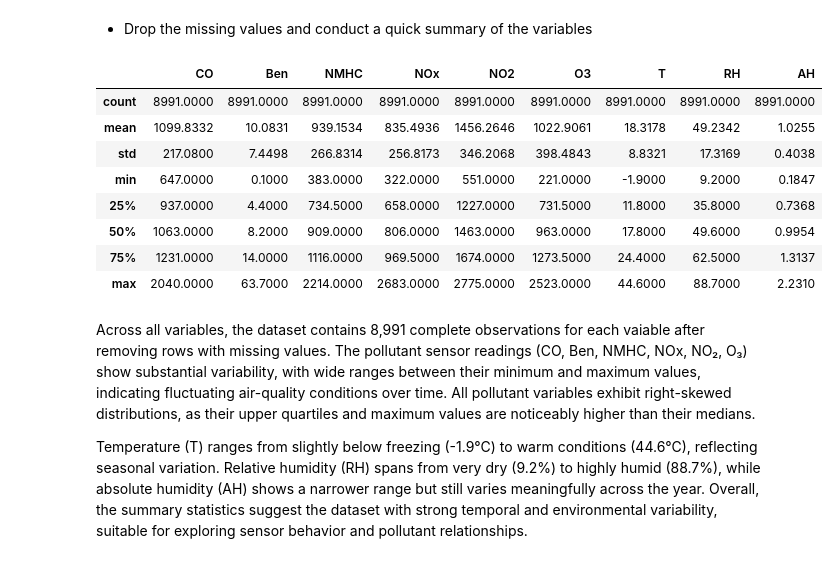
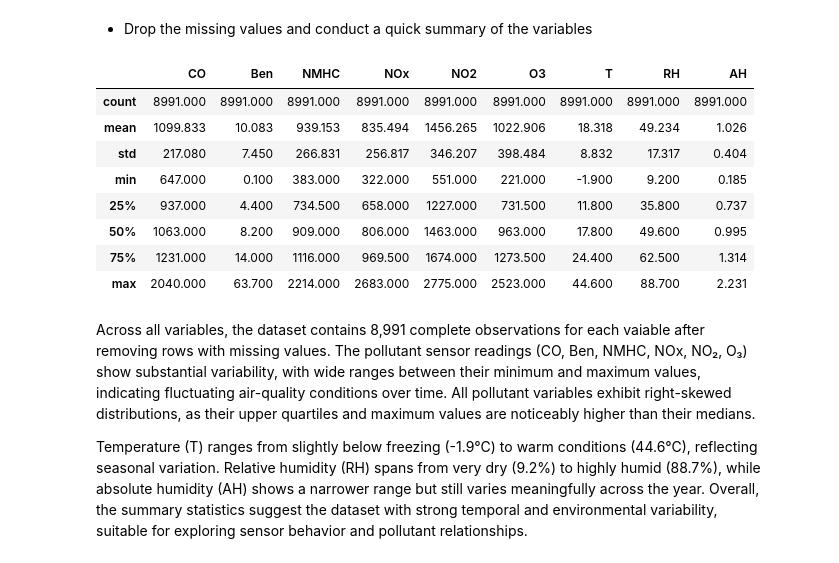
Before and after one commit to bingxiaochen/ST-554-Project1, a Jupyter notebook: Task2/Project1_Task2_Hui.ipynb, the cells around one changed output. Drawn from its saved outputs; the diff is of its cells as text; code cells hidden in the pictures.

```diff
--- a/Task2/Project1_Task2_Hui.ipynb
+++ b/Task2/Project1_Task2_Hui.ipynb
@@ -107,17 +107,17 @@ Since there are equal numbers of missing values in the data frame, so we will re
 # %%
 X_df = X_df.dropna()     # drop the missing values represented as 'NaN'
 X_df.isna().sum()        # Check if there are still missing values in the data frame
-X_df.describe().round(4) # Get the summary table to understand the numberic varviables
+X_df.describe().round(3) # Get the summary table to understand the numberic varviables
 # %% [output]
 |  | CO | Ben | NMHC | NOx | NO2 | O3 | T | RH | AH |
-| count | 8991.0000 | 8991.0000 | 8991.0000 | 8991.0000 | 8991.0000 | 8991.0000 | 8991.0000 | 8991.0000 | 8991.0000 |
-| mean | 1099.8332 | 10.0831 | 939.1534 | 835.4936 | 1456.2646 | 1022.9061 | 18.3178 | 49.2342 | 1.0255 |
-| std | 217.0800 | 7.4498 | 266.8314 | 256.8173 | 346.2068 | 398.4843 | 8.8321 | 17.3169 | 0.4038 |
-| min | 647.0000 | 0.1000 | 383.0000 | 322.0000 | 551.0000 | 221.0000 | -1.9000 | 9.2000 | 0.1847 |
-| 25% | 937.0000 | 4.4000 | 734.5000 | 658.0000 | 1227.0000 | 731.5000 | 11.8000 | 35.8000 | 0.7368 |
-| 50% | 1063.0000 | 8.2000 | 909.0000 | 806.0000 | 1463.0000 | 963.0000 | 17.8000 | 49.6000 | 0.9954 |
-| 75% | 1231.0000 | 14.0000 | 1116.0000 | 969.5000 | 1674.0000 | 1273.5000 | 24.4000 | 62.5000 | 1.3137 |
-| max | 2040.0000 | 63.7000 | 2214.0000 | 2683.0000 | 2775.0000 | 2523.0000 | 44.6000 | 88.7000 | 2.2310 |
+| count | 8991.000 | 8991.000 | 8991.000 | 8991.000 | 8991.000 | 8991.000 | 8991.000 | 8991.000 | 8991.000 |
+| mean | 1099.833 | 10.083 | 939.153 | 835.494 | 1456.265 | 1022.906 | 18.318 | 49.234 | 1.026 |
+| std | 217.080 | 7.450 | 266.831 | 256.817 | 346.207 | 398.484 | 8.832 | 17.317 | 0.404 |
+| min | 647.000 | 0.100 | 383.000 | 322.000 | 551.000 | 221.000 | -1.900 | 9.200 | 0.185 |
+| 25% | 937.000 | 4.400 | 734.500 | 658.000 | 1227.000 | 731.500 | 11.800 | 35.800 | 0.737 |
+| 50% | 1063.000 | 8.200 | 909.000 | 806.000 | 1463.000 | 963.000 | 17.800 | 49.600 | 0.995 |
+| 75% | 1231.000 | 14.000 | 1116.000 | 969.500 | 1674.000 | 1273.500 | 24.400 | 62.500 | 1.314 |
+| max | 2040.000 | 63.700 | 2214.000 | 2683.000 | 2775.000 | 2523.000 | 44.600 | 88.700 | 2.231 |
 # %% [markdown]
 Across all variables, the dataset contains 8,991 complete observations for each vaiable after removing rows with missing values. The pollutant sensor readings (CO, Ben, NMHC, NOx, NO₂, O₃) show substantial variability, with wide ranges between their minimum and maximum values, indicating fluctuating air-quality conditions over time. All pollutant variables exhibit right-skewed distributions, as their upper quartiles and maximum values are noticeably higher than their medians.
 
```
Also changed, not shown: parts of 15 cells of this notebook.
